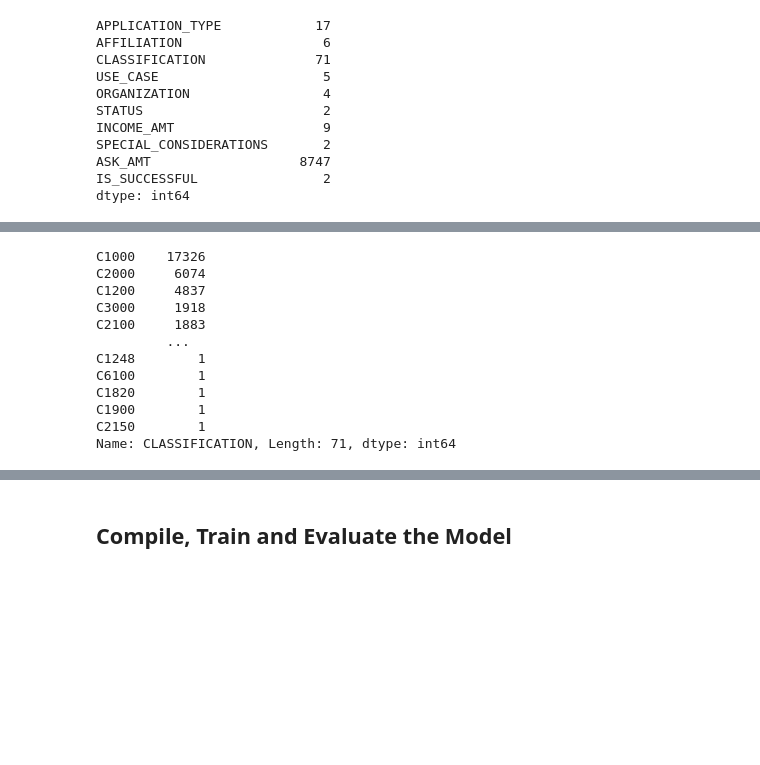
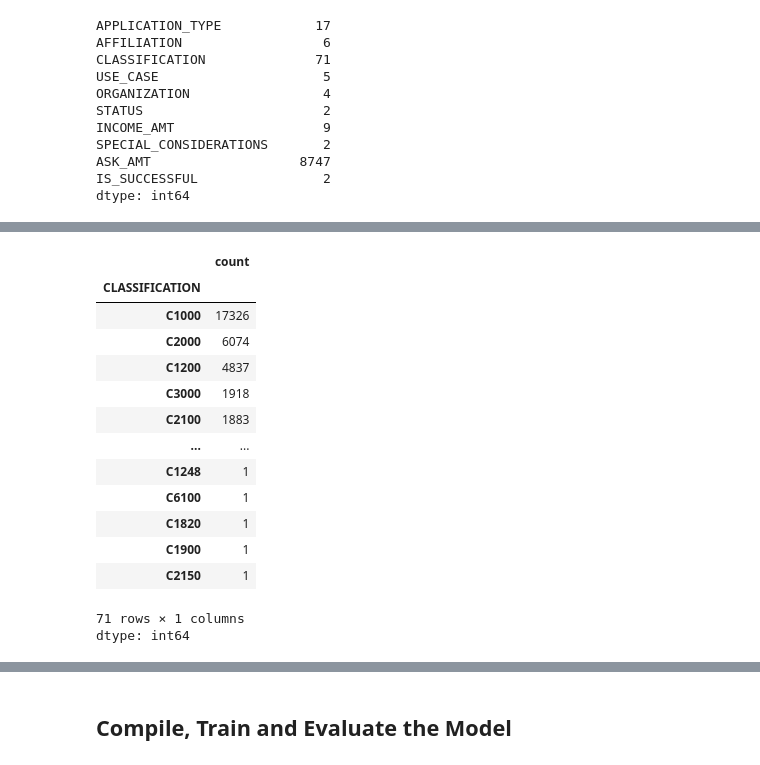
Before and after one commit to geraldine1456/deep-learning-challenge, a Jupyter notebook: Deep Learning Challenge/AlphabetSoupCharity.ipynb, the cells around one changed output, grey strips where cells are left out. Drawn from its saved outputs; the diff is of its cells as text; code cells hidden in the pictures; blank space fills up the shorter version.

```diff
--- a/Deep Learning Challenge/AlphabetSoupCharity_Optimization_ipynb.ipynb
+++ b/Deep Learning Challenge/AlphabetSoupCharity.ipynb
@@ -89,21 +88,21 @@ Name: APPLICATION-TYPE, dtype: int64
 # %%
 # Look at CLASSIFICATION value counts to identify and replace with "Other"
-class_counts = application_df['CLASSIFICATION'].value_counts()
-class_counts.name = 'CLASSIFICATION'    # Sets the name at the bottom
-class_counts.index.name = None          # Removes name at the top
-print(class_counts)
+application_df['CLASSIFICATION'].value_counts()
 # %% [output]
+|  | count |
+| CLASSIFICATION |  |
+| C1000 | 17326 |
+| C2000 | 6074 |
+| C1200 | 4837 |
+| C3000 | 1918 |
+| C2100 | 1883 |
+| ... | ... |
+| C1248 | 1 |
+| C6100 | 1 |
+| C1820 | 1 |
+| C1900 | 1 |
+| C2150 | 1 |
-C1000    17326
-C2000     6074
-C1200     4837
-C3000     1918
-C2100     1883
-         ...
-C1248        1
-C6100        1
-C1820        1
-C1900        1
-C2150        1
-Name: CLASSIFICATION, Length: 71, dtype: int64
+71 rows × 1 columns
+dtype: int64
 # %%
 # You may find it helpful to look at CLASSIFICATION value counts >1
```
Also changed, not shown: parts of 11 cells of this notebook, 5 other files.
